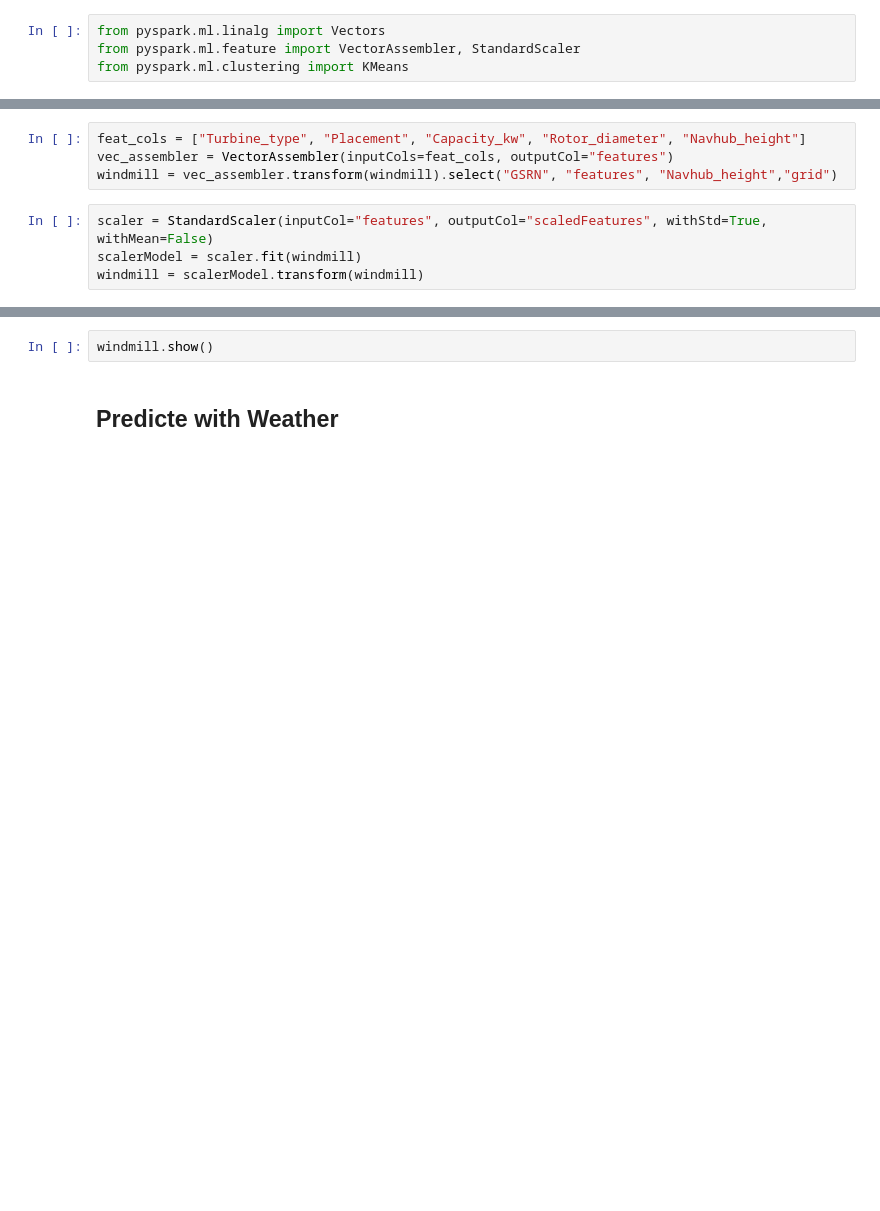
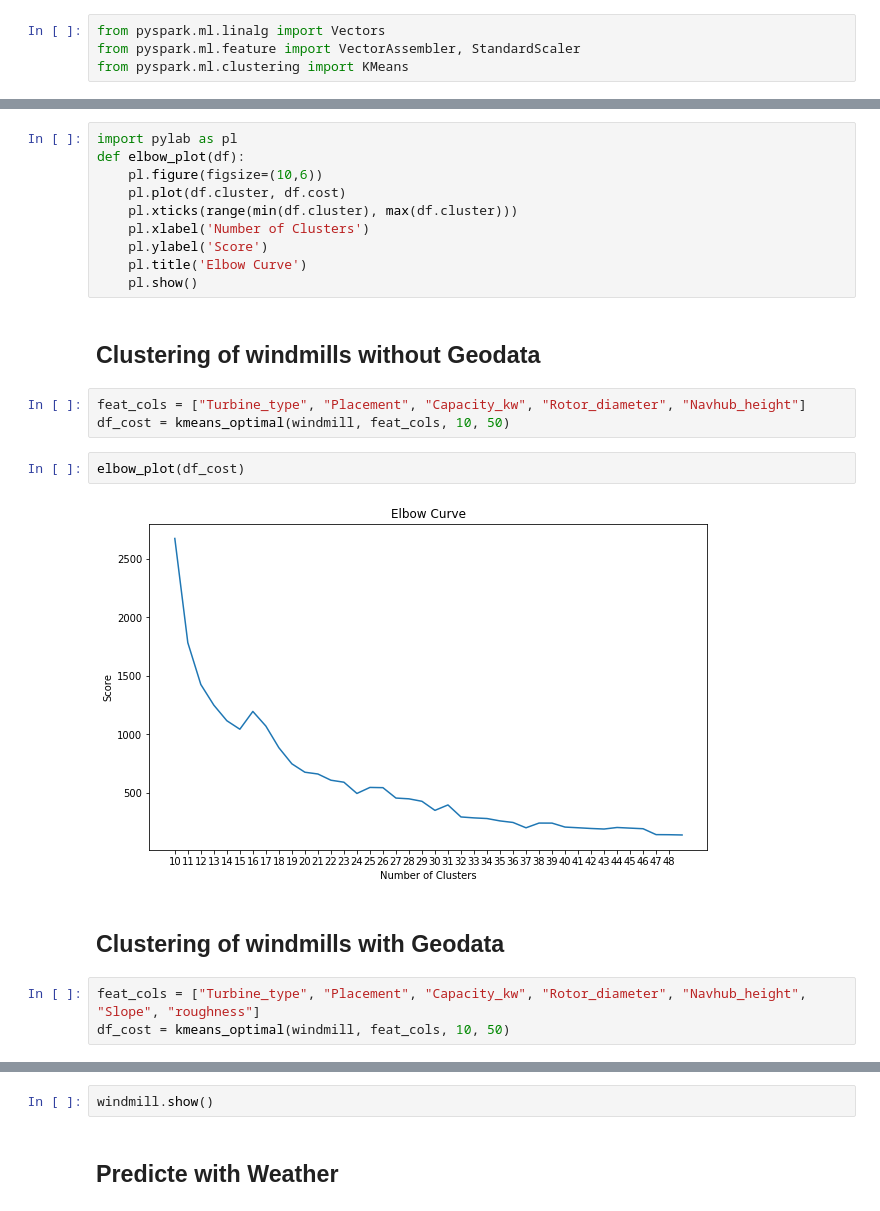
Before and after one commit to sevewing/WindmillPrediction, a Jupyter notebook: pyspark.ipynb, the cells around one changed output, grey strips where cells are left out. Cells and saved outputs as stored; diff of their text form; blank space fills up the shorter version.

```diff
--- a/pyspark.ipynb
+++ b/pyspark.ipynb
@@ -185,8 +74,0 @@ from pyspark.ml.clustering import KMeans
-# %%
-feat_cols = ["Turbine_type", "Placement", "Capacity_kw", "Rotor_diameter", "Navhub_height"]
-vec_assembler = VectorAssembler(inputCols=feat_cols, outputCol="features")
-windmill = vec_assembler.transform(windmill).select("GSRN", "features", "Navhub_height","grid")
-# %%
-scaler = StandardScaler(inputCol="features", outputCol="scaledFeatures", withStd=True, withMean=False)
-scalerModel = scaler.fit(windmill)
-windmill = scalerModel.transform(windmill)
@@ -215,0 +100,24 @@ pl.show()
+# %%
+import pylab as pl
+def elbow_plot(df):
+    pl.figure(figsize=(10,6))
+    pl.plot(df.cluster, df.cost)
+    pl.xticks(range(min(df.cluster), max(df.cluster)))
+    pl.xlabel('Number of Clusters')
+    pl.ylabel('Score')
+    pl.title('Elbow Curve')
+    pl.show()
+# %% [markdown]
+## Clustering of windmills without Geodata
+# %%
+feat_cols = ["Turbine_type", "Placement", "Capacity_kw", "Rotor_diameter", "Navhub_height"]
+df_cost = kmeans_optimal(windmill, feat_cols, 10, 50)
+# %%
+elbow_plot(df_cost)
+# %% [output]
+[figure, added]
+# %% [markdown]
+## Clustering of windmills with Geodata
+# %%
+feat_cols = ["Turbine_type", "Placement", "Capacity_kw", "Rotor_diameter", "Navhub_height", "Slope", "roughness"]
+df_cost = kmeans_optimal(windmill, feat_cols, 10, 50)
```
Also changed, not shown: parts of 44 cells of this notebook, 2 other files.
